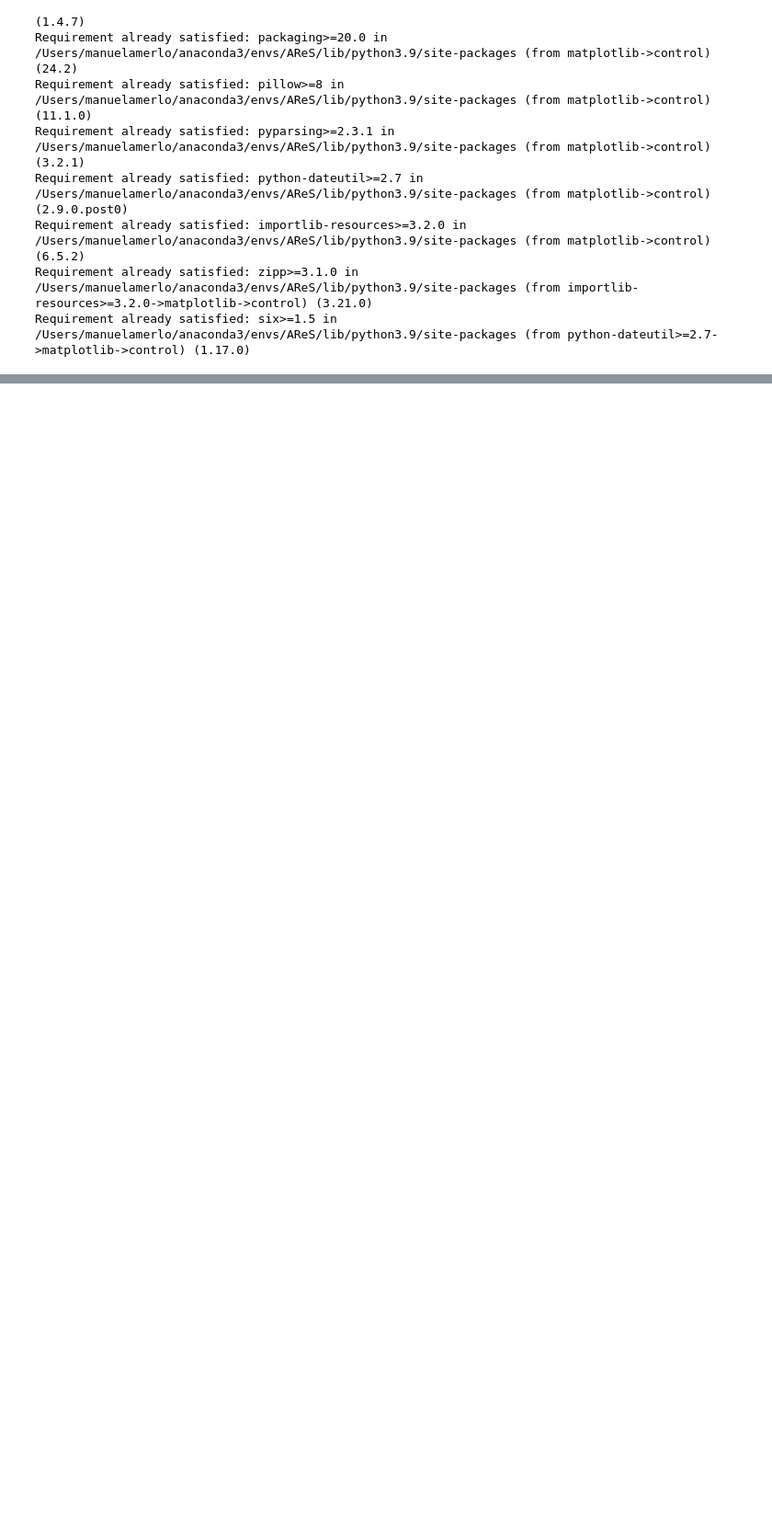
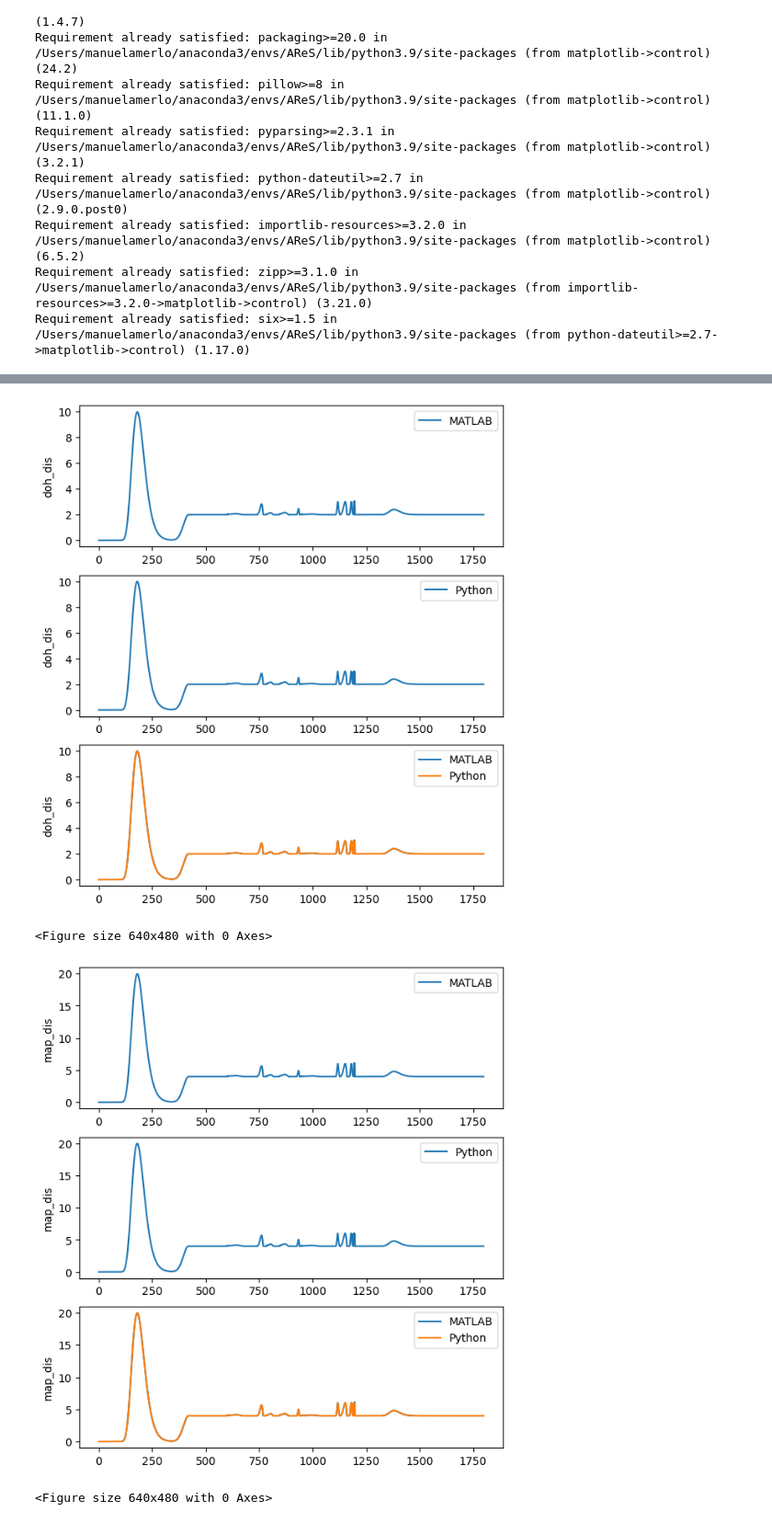
Before and after one commit to ManuMerlo/AReS-Anesthesia-Response-Simulator, a Jupyter notebook: comparison_infusion.ipynb, the cells around one changed output, grey strips where cells are left out. Shown at 92% size. Saved outputs shown, nothing was run; the diff lists cells and outputs as text; code cells hidden in the pictures; blank space fills up the shorter version.

```diff
--- a/comparison_infusion.ipynb
+++ b/comparison_infusion.ipynb
@@ -143,7 +171,7 @@ Requirement already satisfied: six>=1.5 in /Users/manuelamerlo/anaconda3/envs/AR
 # %%
 simulator = Simulator.create(SimulatorMode.INFUSION)
 
-k = 2
+k = 0
 
 interaction = Interaction.SURFACE
 dohMeasure = DoHMeasure.BOTH
@@ -152,8 +180,15 @@ t_s = 5
 pk_models = {'prop': Model.ELEVELD, 'remi': Model.ELEVELD}
 pd_models = {'prop': Model.ELEVELD, 'remi': Model.ELEVELD}
 
+stimuli = {
+    1 * 60: (DisturbanceType.INTUBATION, 2 * 60, [10, 10, 20]),
+    5 * 60: (DisturbanceType.INCISION, 2 * 60, [10, 10, 20]),
+    21 * 60: (DisturbanceType.SUTURE, 2 * 60, [2, 2, 4])
+}
+
 simulator.init_simulation_from_file(id_patient=k, t_sim=t_sim, t_s=t_s, pk_models=pk_models,
-                                    pd_models=pd_models, interaction=interaction, doh_measure=dohMeasure)
+                                    pd_models=pd_models, interaction=interaction, doh_measure=dohMeasure,
+                                    stimuli=stimuli, seed_disturbance=42)
 
 u_prop = [0.2] * t_sim
 u_remi = [0.2] * t_sim
@@ -165,4 +200,7 @@ simulator.save_simulation()
 # Get the result from Python
 py_results = simulator.get_patient_results()
 
-print("Python result:", py_results)
+py_disturbances = simulator.get_patient_disturbances()
+
+# print("Python result:", py_results)
+# print("Python disturbances:", py_disturbances)
@@ -231 +260,27 @@ for key in ['bis_all','wav_all', 'map_all', 'hr_all']:
 <Figure size 640x480 with 0 Axes>
+# %%
+t_sim = np.arange(len(matlab_disturbances['doh_dis']))
+
+for key in ['doh_dis', 'map_dis', 'hr_dis']:
+    fig, ax = plt.subplots(3, 1, figsize=(7, 8))
+
+    ax[0].plot(t_sim,matlab_disturbances[key], label='MATLAB')
+    ax[0].set_ylabel(key)
+    ax[0].legend()
+
+    ax[1].plot(t_sim,py_disturbances[key], label='Python')
+    ax[1].set_ylabel(key)
+    ax[1].legend()
+
+    ax[2].plot(t_sim,matlab_disturbances[key], label='MATLAB')
+    ax[2].plot(t_sim,py_disturbances[key], label='Python')
+    ax[2].set_ylabel(key)
+    ax[2].legend()
+
+    plt.show()
+    plt.clf()
+# %% [output]
+[figure, added]
+<Figure size 640x480 with 0 Axes>
+[figure, added]
+<Figure size 640x480 with 0 Axes>
```
Also changed, not shown: parts of 14 cells of this notebook.
